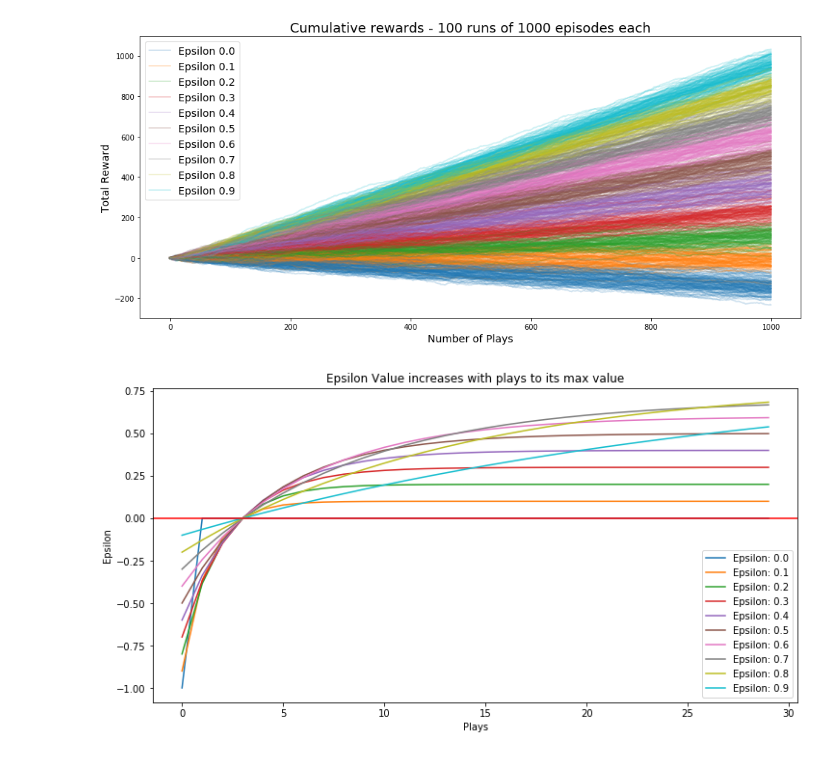
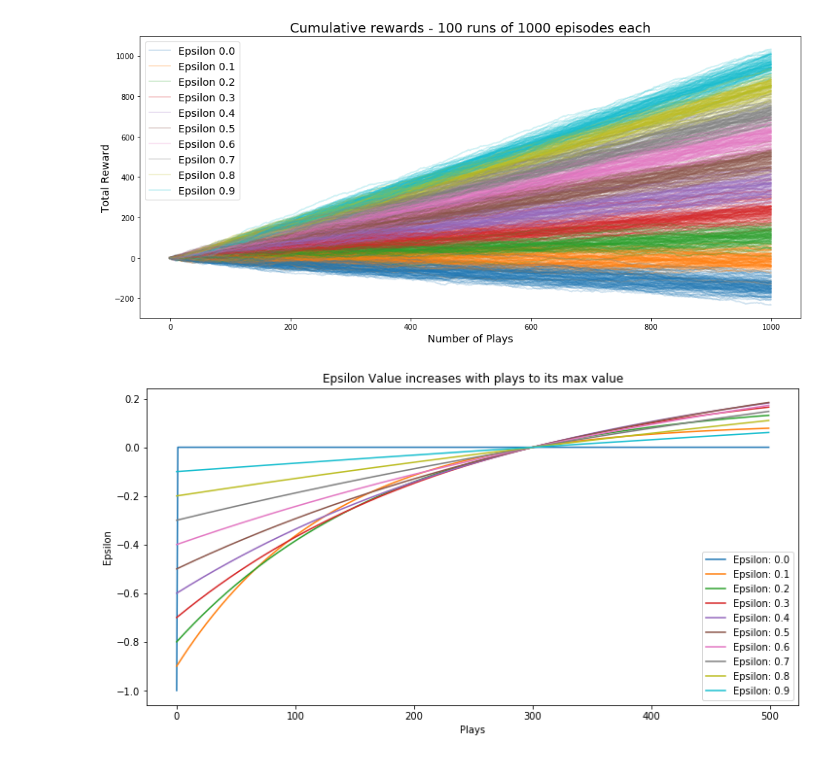
Before and after one commit to khalido/starai, a Jupyter notebook: notebooks/multiarmed_bandits.ipynb, the cells around one changed output. Drawn from its saved outputs; the diff is of its cells as text; code cells hidden in the pictures.

```diff
--- a/notebooks/multiarmed_bandits.ipynb
+++ b/notebooks/multiarmed_bandits.ipynb
@@ -202,11 +202,11 @@ plt.legend([f"Epsilon {epsilon:.1f}" for epsilon in np.arange(0, 0.91, step=0.1)
 # %%
 plt.figure(figsize=(12,6))
 for epsilon in np.arange(0, 0.91, step=0.1):
-    plt.plot([epsilon - epsilon**(i/3) for i in range(30)],
+    plt.plot([epsilon - epsilon**(i/300) for i in range(500)],
              label=f"Epsilon: {epsilon:0.2}")
 plt.title("Epsilon Value increases with plays to its max value")
 plt.ylabel("Epsilon")
 plt.xlabel("Plays")
 plt.legend();
 # %% [output]
-[figure, old version]
+[figure, new version]
```
Also changed, not shown: 1 other file.
